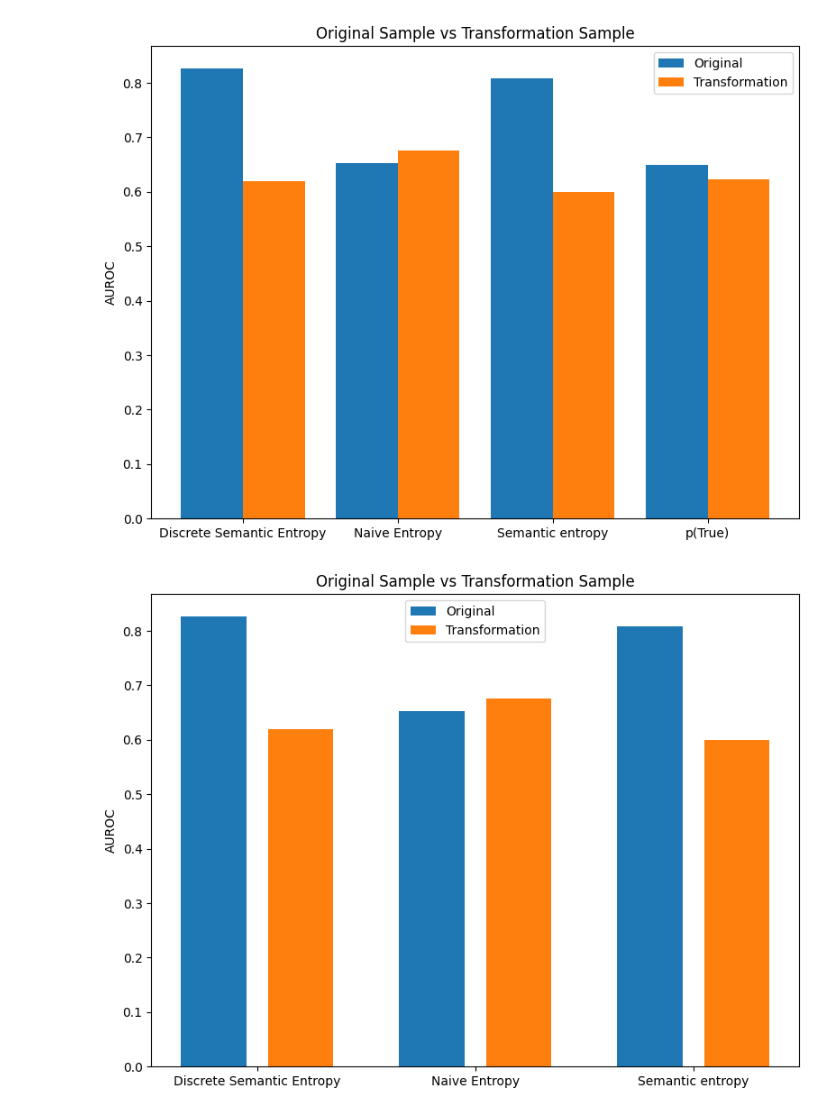
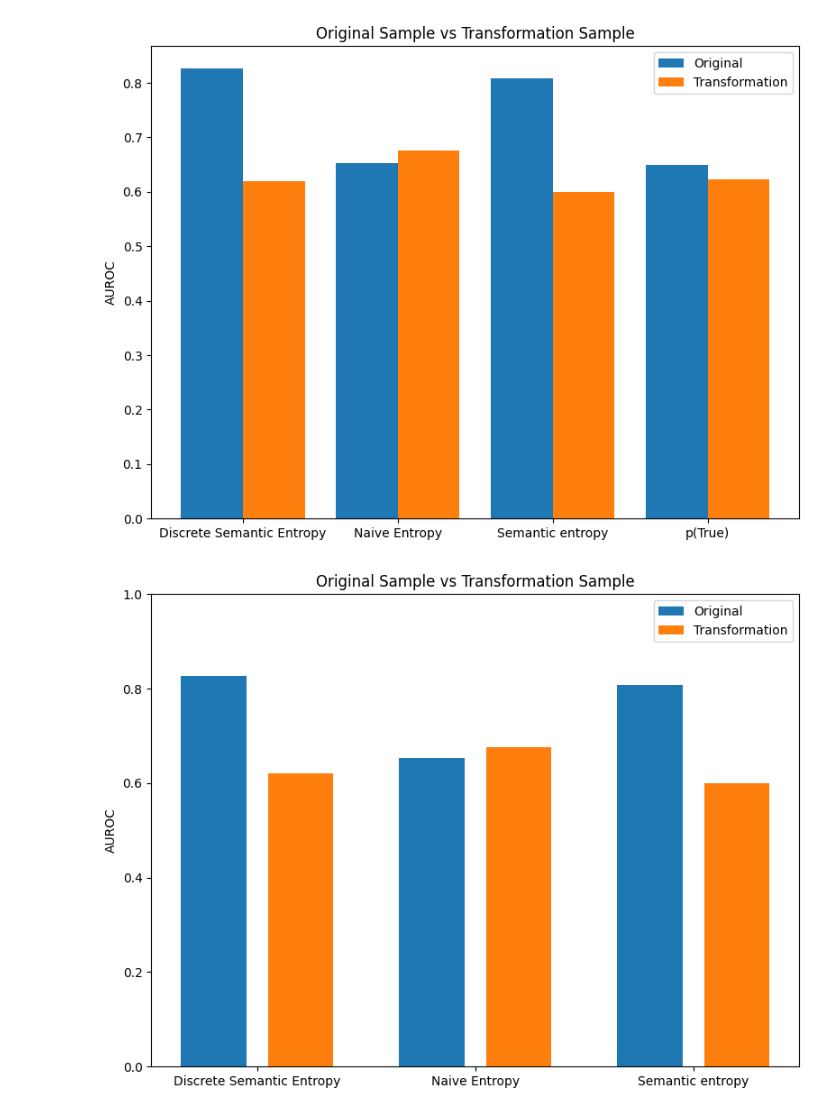
Before and after one commit to Cookieser/MLLM-Uncertainty, a Jupyter notebook: result/out.ipynb, the cells around one changed output. Cells and saved outputs as stored; diff of their text form; code cells hidden in the pictures.

```diff
--- a/result/out.ipynb
+++ b/result/out.ipynb
@@ -2,5 +2,5 @@
 import matplotlib.pyplot as plt
 import pandas as pd
 
-transformation_df = pd.read_csv('200_100_True.csv')
-original_df = pd.read_csv('200_100_False.csv')
+transformation_df = pd.read_csv('130_100_True.csv')
+original_df = pd.read_csv('200_100_F.csv')
@@ -30,28 +31,28 @@ plt.show()
 # %%
 ransformation_avg = transformation_df.groupby('method')['means'].mean()
 original_avg = original_df.groupby('method')['means'].mean()
 
 transformation_avg = transformation_avg.iloc[:3]
 original_avg = original_avg.iloc[:3]
 
 fig, ax = plt.subplots(figsize=(8, 6))
 x = range(len(transformation_avg))
 
 
 ax.bar([i for i in x], original_avg, width=0.3, label='Original', align='center')
 ax.bar([i + 0.4 for i in x], transformation_avg, width=0.3, label='Transformation', align='center')
 
 
 ax.set_xticks([i + 0.2 for i in x])
 ax.set_xticklabels(original_avg.index, rotation=0)
 ax.set_ylabel('AUROC')
 ax.set_title('Original Sample vs Transformation Sample')
 ax.legend()
-
+ax.set_ylim(0, 1)
 plt.tight_layout()
 plt.show()
 # %% [output]
-[figure, old version]
+[figure, new version]
 # %%
 import seaborn as sns
 import matplotlib.pyplot as plt
```
Also changed, not shown: parts of 5 cells of this notebook, 1 other file.
